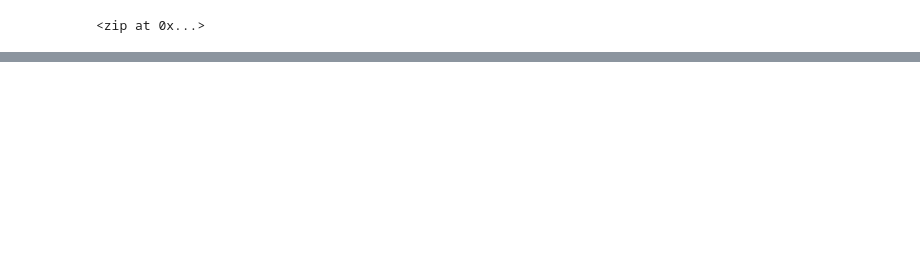
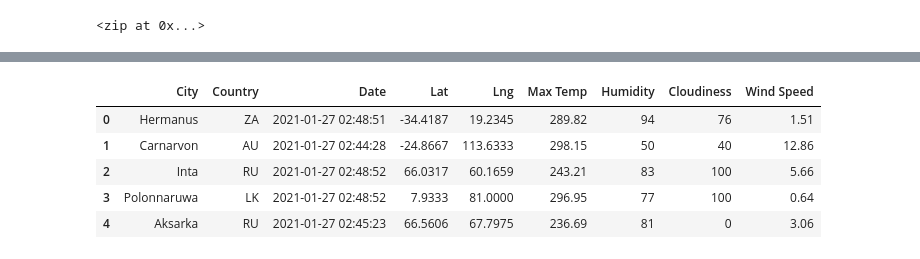
Before and after one commit to dornabdi/World_Weather_Analysis, a Jupyter notebook: API_practice.ipynb, the cells around one changed output, grey strips where cells are left out. Cells and saved outputs as stored; diff of their text form; code cells hidden in the pictures; blank space fills up the shorter version.

```diff
--- a/API_practice.ipynb
+++ b/API_practice.ipynb
@@ -83,0 +443,11 @@ len(cities)
+# %%
+new_column_order = ["City", "Country", "Date","Lat", "Lng", "Max Temp", "Humidity", "Cloudiness", "Wind Speed"]
+city_data_df = city_data_df[new_column_order]
+city_data_df.head()
+# %% [output]
+|  | City | Country | Date | Lat | Lng | Max Temp | Humidity | Cloudiness | Wind Speed |
+| 0 | Hermanus | ZA | 2021-01-27 02:48:51 | -34.4187 | 19.2345 | 289.82 | 94 | 76 | 1.51 |
+| 1 | Carnarvon | AU | 2021-01-27 02:44:28 | -24.8667 | 113.6333 | 298.15 | 50 | 40 | 12.86 |
+| 2 | Inta | RU | 2021-01-27 02:48:52 | 66.0317 | 60.1659 | 243.21 | 83 | 100 | 5.66 |
+| 3 | Polonnaruwa | LK | 2021-01-27 02:48:52 | 7.9333 | 81.0000 | 296.95 | 77 | 100 | 0.64 |
+| 4 | Aksarka | RU | 2021-01-27 02:45:23 | 66.5606 | 67.7975 | 236.69 | 81 | 0 | 3.06 |
```
Also changed, not shown: parts of 36 cells of this notebook, 3 other files.
